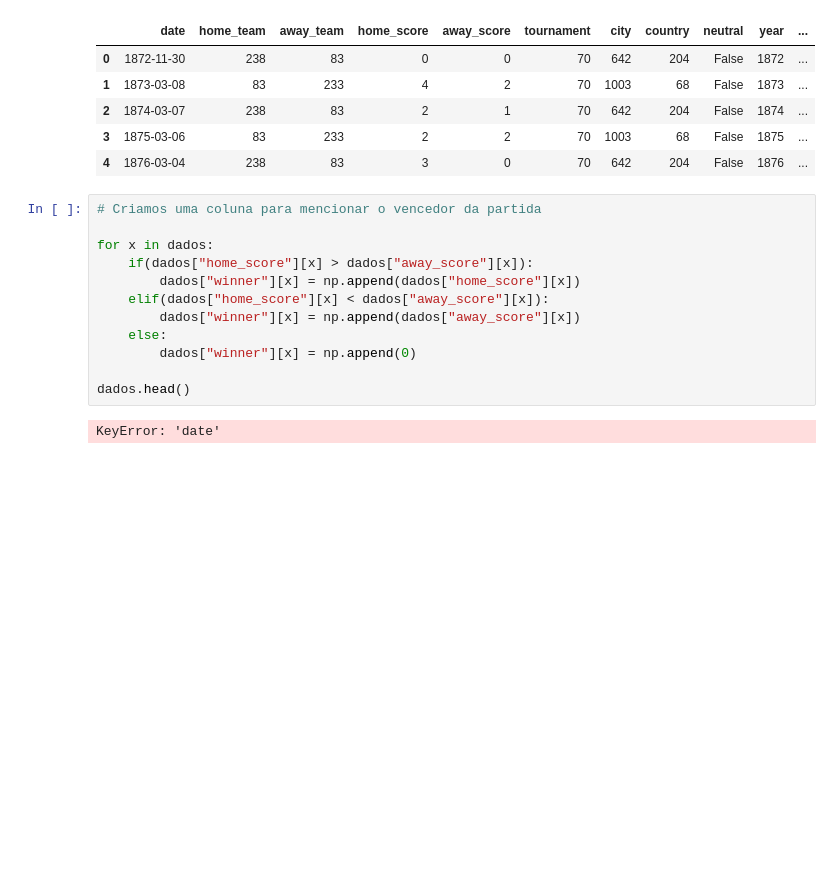
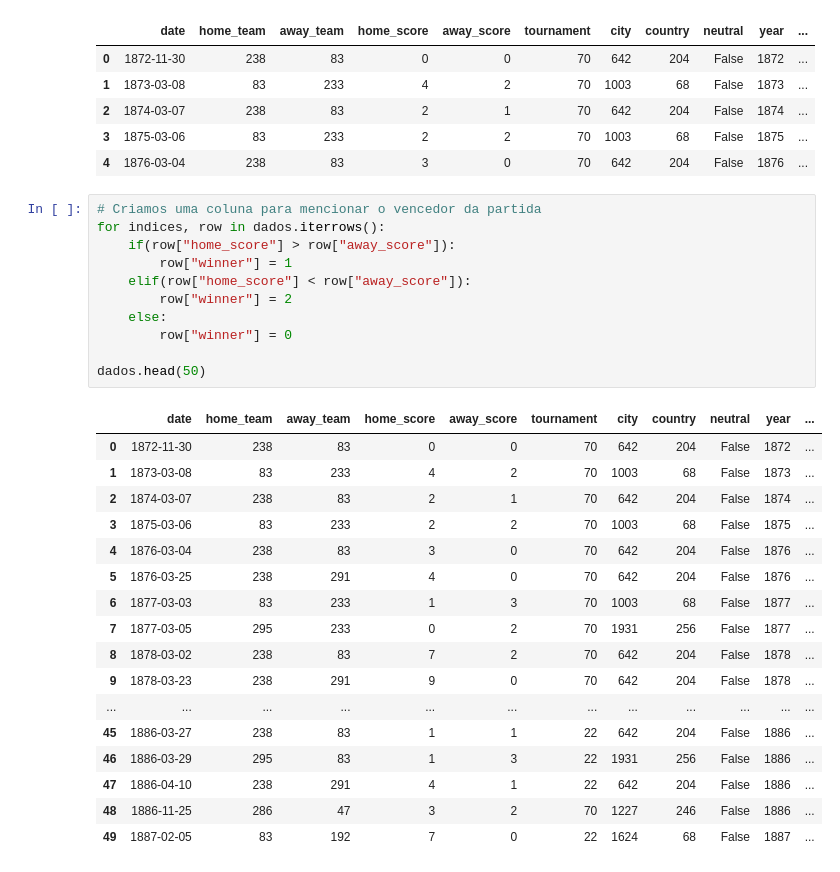
Before and after one commit to xxbielxd/Machine_Learning_Final, a Jupyter notebook: Machine_Learning_Final.ipynb, the cells around one changed output. Cells and saved outputs as stored; diff of their text form; blank space fills up the shorter version.

Commit message:
Winner definido

```diff
--- a/Machine_Learning_Final.ipynb
+++ b/Machine_Learning_Final.ipynb
@@ -163,15 +163,30 @@ dados.head()
 | 4 | 1876-03-04 | 238 | 83 | 3 | 0 | 70 | 642 | 204 | False | 1876 | ... |
 # %%
 # Criamos uma coluna para mencionar o vencedor da partida
+for indices, row in dados.iterrows():
+    if(row["home_score"] > row["away_score"]):
+        row["winner"] = 1
+    elif(row["home_score"] < row["away_score"]):
+        row["winner"] = 2
+    else:
+        row["winner"] = 0
 
-for x in dados:
-    if(dados["home_score"][x] > dados["away_score"][x]):
-        dados["winner"][x] = np.append(dados["home_score"][x])
-    elif(dados["home_score"][x] < dados["away_score"][x]):
-        dados["winner"][x] = np.append(dados["away_score"][x])
-    else:
-        dados["winner"][x] = np.append(0)
-
-dados.head()
+dados.head(50)
 # %% [output]
-KeyError: 'date'
+|  | date | home_team | away_team | home_score | away_score | tournament | city | country | neutral | year | ... |
+| 0 | 1872-11-30 | 238 | 83 | 0 | 0 | 70 | 642 | 204 | False | 1872 | ... |
+| 1 | 1873-03-08 | 83 | 233 | 4 | 2 | 70 | 1003 | 68 | False | 1873 | ... |
+| 2 | 1874-03-07 | 238 | 83 | 2 | 1 | 70 | 642 | 204 | False | 1874 | ... |
+| 3 | 1875-03-06 | 83 | 233 | 2 | 2 | 70 | 1003 | 68 | False | 1875 | ... |
+| 4 | 1876-03-04 | 238 | 83 | 3 | 0 | 70 | 642 | 204 | False | 1876 | ... |
+| 5 | 1876-03-25 | 238 | 291 | 4 | 0 | 70 | 642 | 204 | False | 1876 | ... |
+| 6 | 1877-03-03 | 83 | 233 | 1 | 3 | 70 | 1003 | 68 | False | 1877 | ... |
+| 7 | 1877-03-05 | 295 | 233 | 0 | 2 | 70 | 1931 | 256 | False | 1877 | ... |
+| 8 | 1878-03-02 | 238 | 83 | 7 | 2 | 70 | 642 | 204 | False | 1878 | ... |
+| 9 | 1878-03-23 | 238 | 291 | 9 | 0 | 70 | 642 | 204 | False | 1878 | ... |
+| ... | ... | ... | ... | ... | ... | ... | ... | ... | ... | ... | ... |
+| 45 | 1886-03-27 | 238 | 83 | 1 | 1 | 22 | 642 | 204 | False | 1886 | ... |
+| 46 | 1886-03-29 | 295 | 83 | 1 | 3 | 22 | 1931 | 256 | False | 1886 | ... |
+| 47 | 1886-04-10 | 238 | 291 | 4 | 1 | 22 | 642 | 204 | False | 1886 | ... |
+| 48 | 1886-11-25 | 286 | 47 | 3 | 2 | 70 | 1227 | 246 | False | 1886 | ... |
+| 49 | 1887-02-05 | 83 | 192 | 7 | 0 | 22 | 1624 | 68 | False | 1887 | ... |
```
